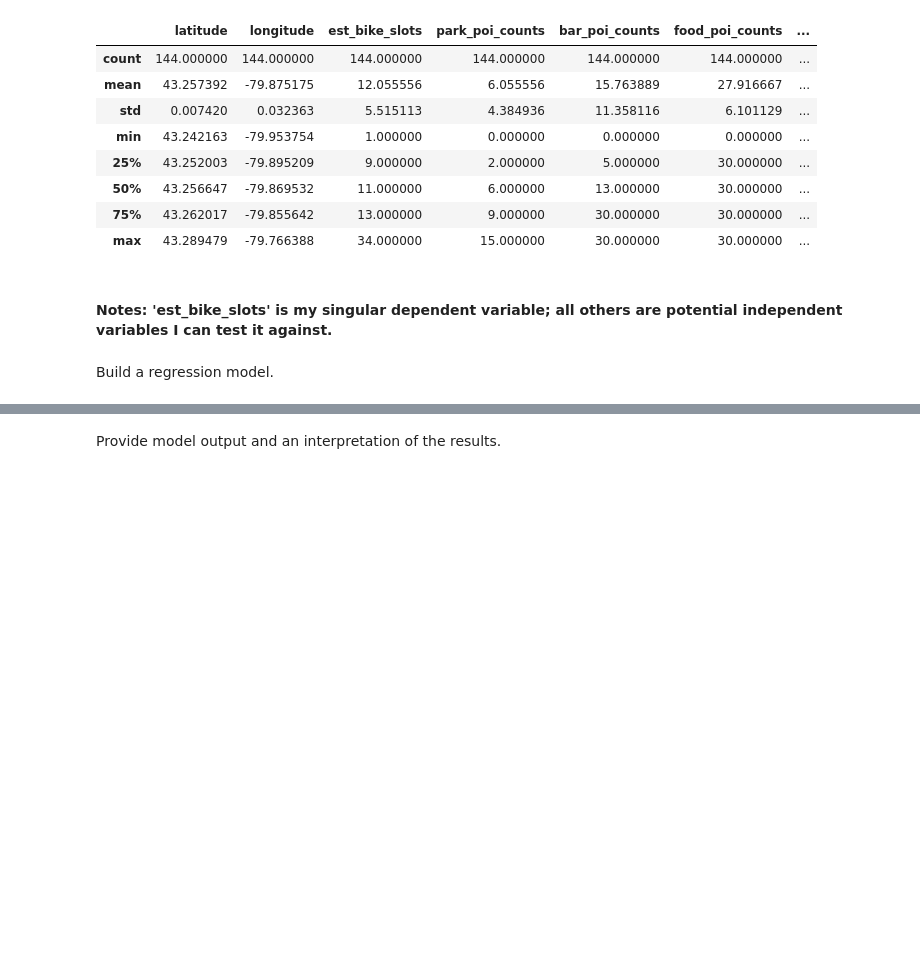
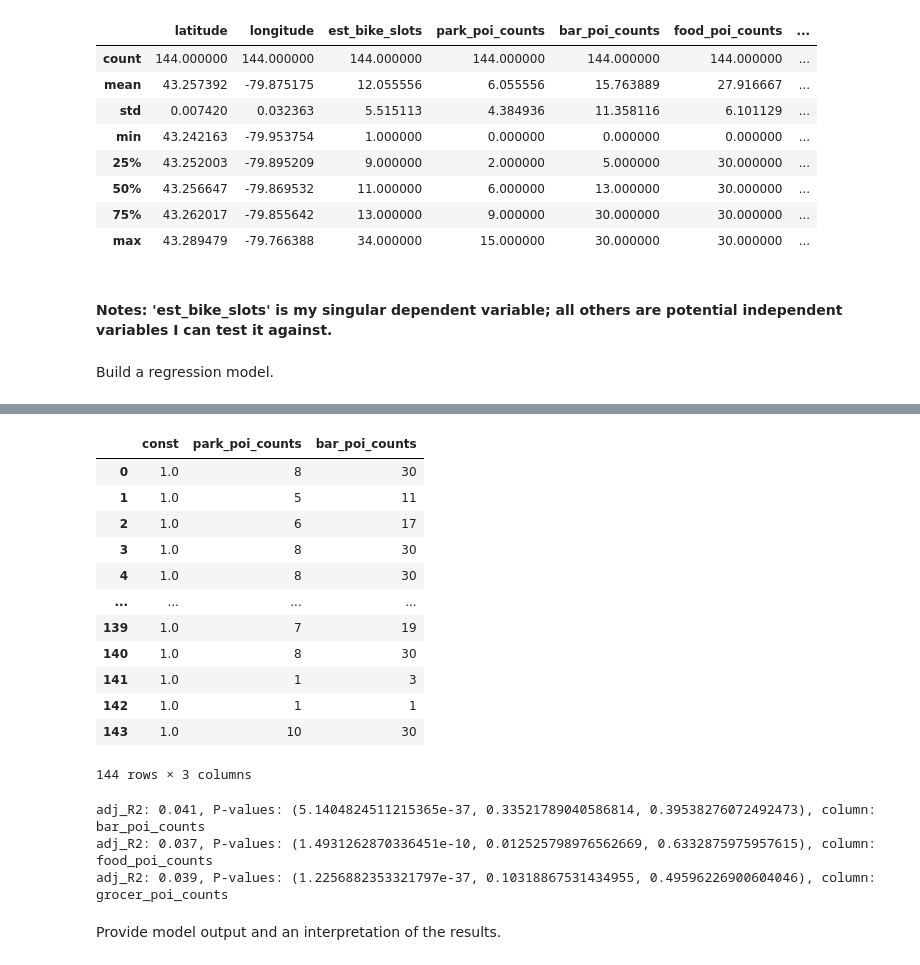
Before and after one commit to AndrewE23/Final-Project-Statistical-Modelling-with-Python, a Jupyter notebook: notebooks/model_building.ipynb, the cells around one changed output, grey strips where cells are left out. Saved outputs shown, nothing was run; the diff lists cells and outputs as text; code cells hidden in the pictures; blank space fills up the shorter version.

```diff
--- a/notebooks/model_building.ipynb
+++ b/notebooks/model_building.ipynb
@@ -51,11 +53,10 @@ Build a regression model.
 # %%
 # Dependent Variable = est_bike_slots; also dropping coordinates, id, and names from test
 y = station_pois['est_bike_slots']
-indep = station_pois.drop(columns = ['est_bike_slots', 'latitude', 'longitude', 'name', 'id', 'yelp_counts', 'fsq_poi_counts'])
+indep = station_pois.drop(columns = ['latitude', 'longitude', 'name', 'id', 'yelp_counts', 'fsq_poi_counts', 'est_bike_slots'])
 
 X = [sm.add_constant(indep[column]) for column in indep.columns]
 #Print all the X columns in a formatted manner as pandas dataframe
 df_X = pd.DataFrame(indep, columns=indep.columns)
-print(df_X.head())
 X
 # %% [output]
@@ -131,0 +153,4 @@ dtype: float64]
+# %%
+# park_poi_counts has the highest adj_r2, so we can proceed with the model
+remaining_var = indep.drop(['park_poi_counts'], axis=1)
+remaining_var.head()
@@ -131,0 +164,3 @@ dtype: float64]
+# %%
+included_df = indep[['park_poi_counts']]
+included_df
@@ -132,2 +181,31 @@ dtype: float64]
+# %%
+X = [sm.add_constant(pd.merge(included_df,remaining_var[column], right_index = True, left_index = True)) for column in remaining_var.columns]
+X[0]
+# %% [output]
+|  | const | park_poi_counts | bar_poi_counts |
+| 0 | 1.0 | 8 | 30 |
+| 1 | 1.0 | 5 | 11 |
+| 2 | 1.0 | 6 | 17 |
+| 3 | 1.0 | 8 | 30 |
+| 4 | 1.0 | 8 | 30 |
+| ... | ... | ... | ... |
+| 139 | 1.0 | 7 | 19 |
+| 140 | 1.0 | 8 | 30 |
+| 141 | 1.0 | 1 | 3 |
+| 142 | 1.0 | 1 | 1 |
+| 143 | 1.0 | 10 | 30 |
+144 rows × 3 columns
+# %%
+models = [sm.OLS(y,x) for x in X]
+Results = [model.fit() for model in models]
+Adj_Rsquared = [results.rsquared_adj for results in Results]
+Pval = [results.pvalues for results in Results]
+
+for i in range(len(Adj_Rsquared)):
+     print(f'adj_R2: {Adj_Rsquared[i]:.3f}, P-values: {*Pval[i],}, column: {remaining_var.columns[i]}')
+# %% [output]
+adj_R2: 0.041, P-values: (5.1404824511215365e-37, 0.33521789040586814, 0.39538276072492473), column: bar_poi_counts
+adj_R2: 0.037, P-values: (1.4931262870336451e-10, 0.012525798976562669, 0.6332875975957615), column: food_poi_counts
+adj_R2: 0.039, P-values: (1.2256882353321797e-37, 0.10318867531434955, 0.49596226900604046), column: grocer_poi_counts
 # %% [markdown]
 Provide model output and an interpretation of the results.
```
Also changed, not shown: parts of 10 cells of this notebook, 2 other files.
